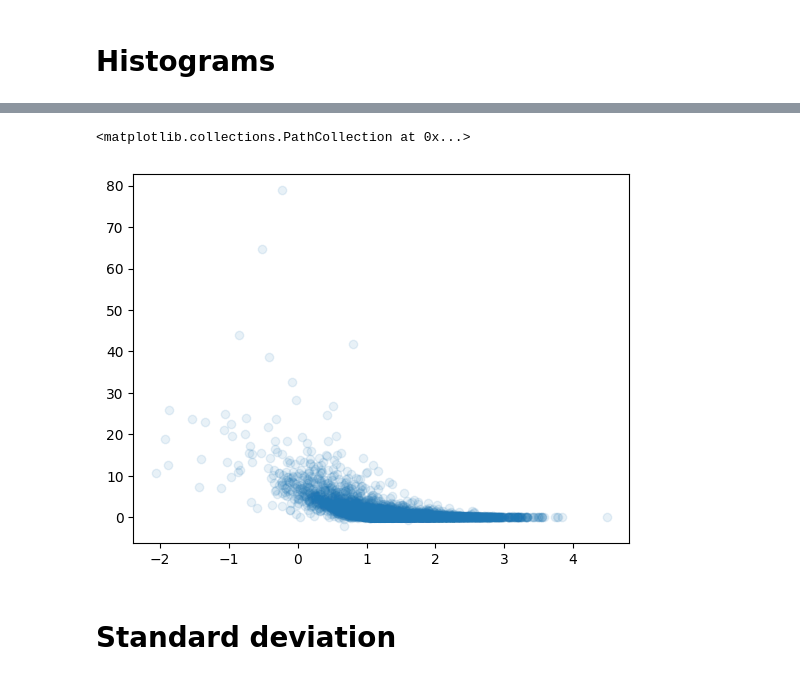
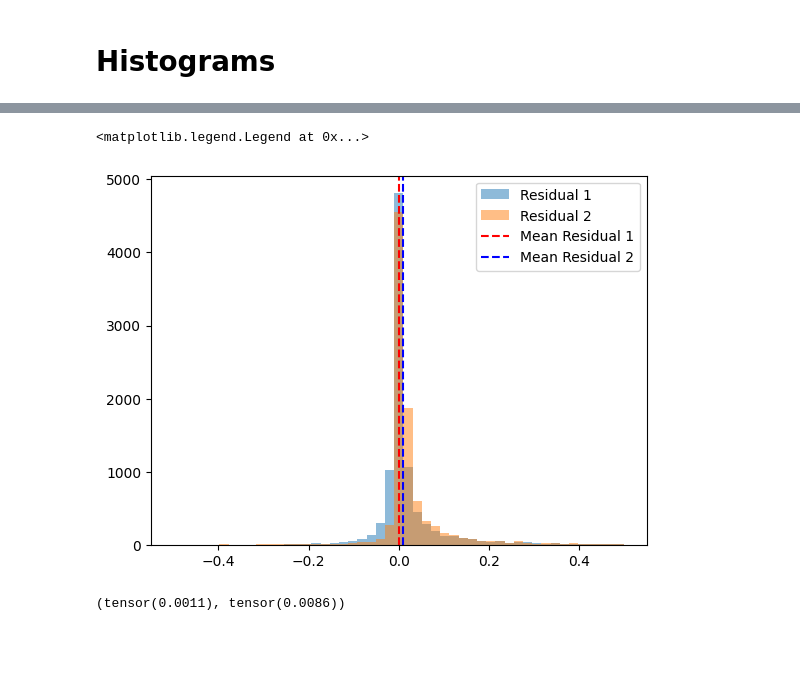
Before and after one commit to ismael-mendoza/bliss, a Jupyter notebook: experiment/notebooks/explore/central-sim-results1.ipynb, the cells around one changed output, grey strips where cells are left out. Cells and saved outputs as stored; diff of their text form; code cells hidden in the pictures; blank space fills up the shorter version.

```diff
--- a/experiment/notebooks/explore/central-sim-results1.ipynb
+++ b/experiment/notebooks/explore/central-sim-results1.ipynb
@@ -22,7 +25,7 @@ import torch
 import matplotlib.pyplot as plt
 from bliss.datasets.lsst import APERTURE_BACKGROUND
 # %%
-ds =torch.load("../../figures/pair_sim/central_sim_results_1.pt")
+ds =torch.load("../../figures/pair_sim/central_sim_results_3.pt")
 # %%
 ds.keys()
 # %% [output]
@@ -232,10 +221,16 @@ plt.scatter(bld, res2.abs().log10(), alpha=0.2, label='Residual 2')
 # %%
-# snr
-plt.scatter(true_snr.log10(), res1, alpha=0.1, label='Residual 1')
-# plt.ylim(-1, 1)
+bins = np.linspace(-0.5, 0.5, 50)
+
+_ = plt.hist(res1, bins=bins, alpha=0.5, label='Residual 1')
+plt.hist(res2, bins=bins, alpha=0.5, label='Residual 2')
+plt.axvline(res1.nanmedian().item(), color='red', linestyle='--', label='Mean Residual 1')
+plt.axvline(res2.nanmedian().item(), color='blue', linestyle='--', label='Mean Residual 2')
+plt.legend()
 # %% [output]
-<matplotlib.collections.PathCollection at 0x...>
+<matplotlib.legend.Legend at 0x...>
-[figure, old version]
+[figure, new version]
-# %% [markdown]
-# Standard deviation
+# %%
+res1.nanmedian(), res2.nanmedian()
+# %% [output]
+(tensor(0.0011), tensor(0.0086))
 # %%
```
Also changed, not shown: parts of 71 cells of this notebook.
